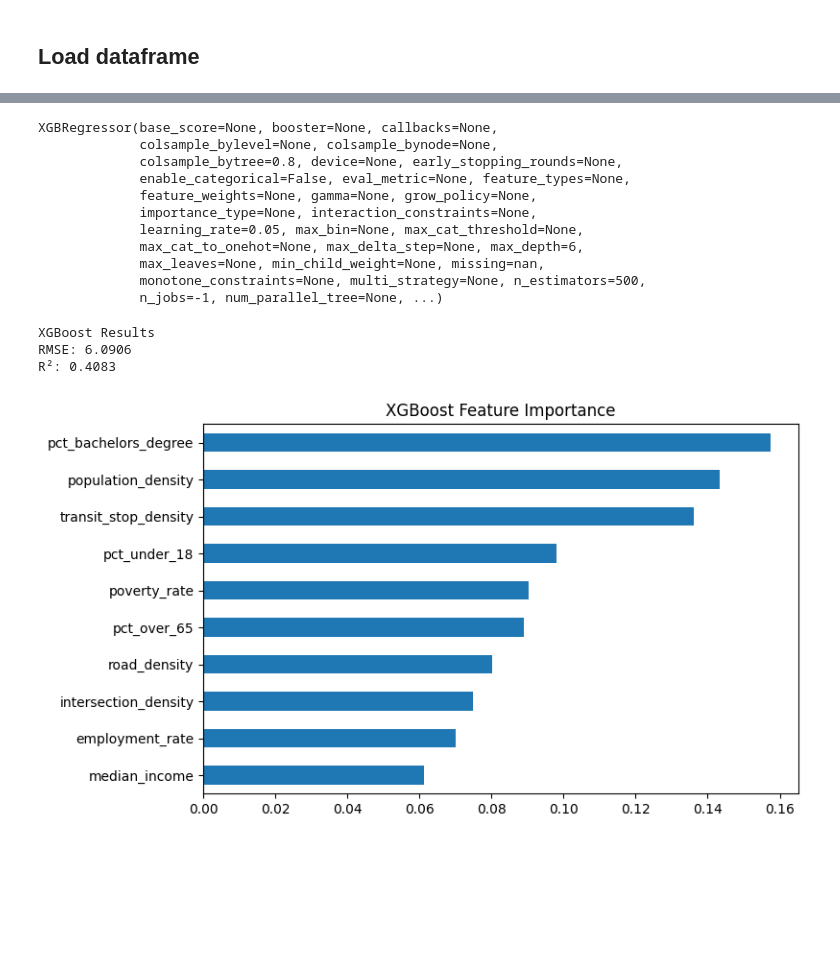
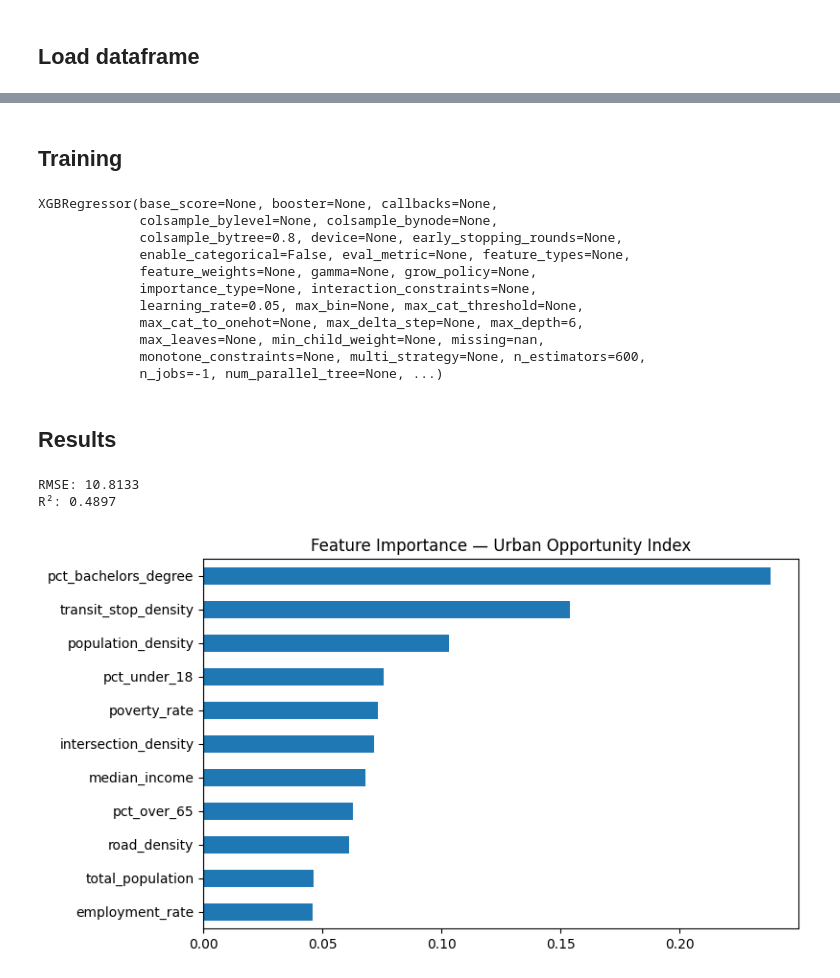
Before and after one commit to BeaudeRooij/thesis, a Jupyter notebook: notebooks/02_XGBoost_model.ipynb, the cells around one changed output, grey strips where cells are left out. Drawn from its saved outputs; the diff is of its cells as text; code cells hidden in the pictures; blank space fills up the shorter version.

```diff
--- a/notebooks/02_XGBoost_model.ipynb
+++ b/notebooks/02_XGBoost_model.ipynb
@@ -14,14 +17,12 @@ Output:
 # %% [markdown]
 ## Config
 # %%
-# %%
-CITY = "new_york_city"
+NAME = "New York City"
 
-DATA_PATH = f"../data/{CITY}_tract_dataset.parquet"
-
-TARGET_VARIABLE = "grocery_density"
+TARGET_VARIABLE = "urban_opportunity_index"
 
 MODEL_FEATURES = [
+    "total_population",
     "population_density",
     "median_income",
     "pct_under_18",
@@ -31,7 +32,7 @@ MODEL_FEATURES = [
     "poverty_rate",
     "road_density",
     "intersection_density",
-    "transit_stop_density"
+    "transit_stop_density",
 ]
 # %% [markdown]
 ## Imports
@@ -72,0 +52,6 @@ Dataset shape: (2081, 14)
+# %%
+NAME_FILE = NAME.strip().lower().replace(" ", "_")
+df = pd.read_parquet(f"../data/{NAME_FILE}_tract_dataset.parquet")
+
+print("Shape:", df.shape)
+print("Columns:", df.columns.tolist())
@@ -96,12 +84,9 @@ def prepare_model_data(gdf):
 # %%
-X, y, model_df = prepare_model_data(gdf)
+X = df[MODEL_FEATURES]
+y = df[TARGET_VARIABLE]
 
 X_train, X_test, y_train, y_test = train_test_split(
-    X,
-    y,
+    X, y,
     test_size=0.2,
     random_state=42
 )
-
-print("Train size:", len(X_train))
-print("Test size:", len(X_test))
@@ -115,3 +93,5 @@ Test size: 417
+# %% [markdown]
+## Training
 # %%
 scaler = StandardScaler()
 
@@ -120,7 +99,7 @@ X_train_scaled = scaler.fit_transform(X_train)
 X_test_scaled = scaler.transform(X_test)
 # %%
-xgb_model = xgb.XGBRegressor(
-    n_estimators=500,
+model = xgb.XGBRegressor(
+    n_estimators=600,
     learning_rate=0.05,
     max_depth=6,
     subsample=0.8,
@@ -129,10 +108,7 @@ xgb_model = xgb.XGBRegressor(
     n_jobs=-1
 )
 
-xgb_model.fit(
-    X_train_scaled,
-    y_train
-)
+model.fit(X_train_scaled, y_train)
 # %% [output]
 XGBRegressor(base_score=None, booster=None, callbacks=None,
              colsample_bylevel=None, colsample_bynode=None,
@@ -143,38 +119,29 @@ XGBRegressor(base_score=None, booster=None, callbacks=None,
              learning_rate=0.05, max_bin=None, max_cat_threshold=None,
              max_cat_to_onehot=None, max_delta_step=None, max_depth=6,
              max_leaves=None, min_child_weight=None, missing=nan,
-             monotone_constraints=None, multi_strategy=None, n_estimators=500,
+             monotone_constraints=None, multi_strategy=None, n_estimators=600,
              n_jobs=-1, num_parallel_tree=None, ...)
+# %% [markdown]
+## Results
 # %%
-y_pred = xgb_model.predict(
-    X_test_scaled
-)
+pred = model.predict(X_test_scaled)
 
-rmse = np.sqrt(
-    mean_squared_error(y_test, y_pred)
-)
+rmse = np.sqrt(mean_squared_error(y_test, pred))
+r2 = r2_score(y_test, pred)
 
-r2 = r2_score(y_test, y_pred)
-
-print("\nXGBoost Results")
 print("RMSE:", round(rmse, 4))
 print("R²:", round(r2, 4))
 # %% [output]
-XGBoost Results
-RMSE: 6.0906
-R²: 0.4083
+RMSE: 10.8133
+R²: 0.4897
 # %%
 importances = pd.Series(
-    xgb_model.feature_importances_,
+    model.feature_importances_,
     index=MODEL_FEATURES
 ).sort_values()
 
-fig, ax = plt.subplots(figsize=(8, 5))
-
-importances.plot.barh(ax=ax)
-
-ax.set_title("XGBoost Feature Importance")
-
+importances.plot.barh(figsize=(8, 5))
+plt.title("Feature Importance — Urban Opportunity Index")
 plt.show()
 # %% [output]
-[figure, old version]
+[figure, new version]
```
Also changed, not shown: parts of 15 cells of this notebook, 2 other files.
